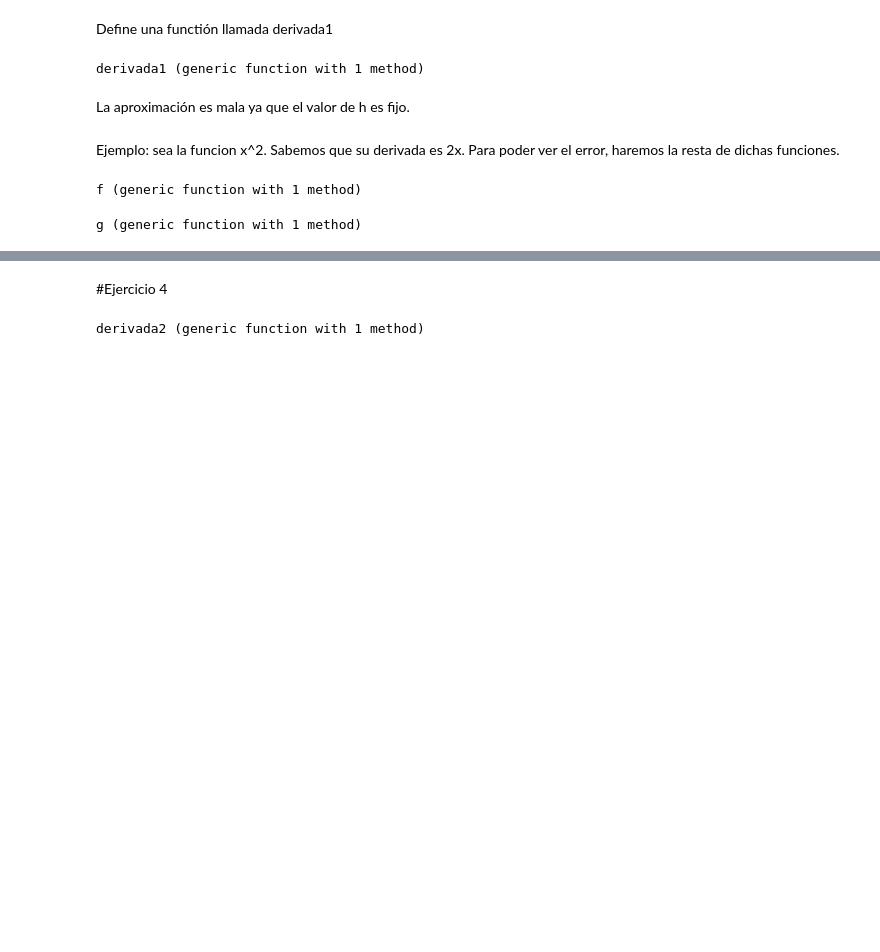
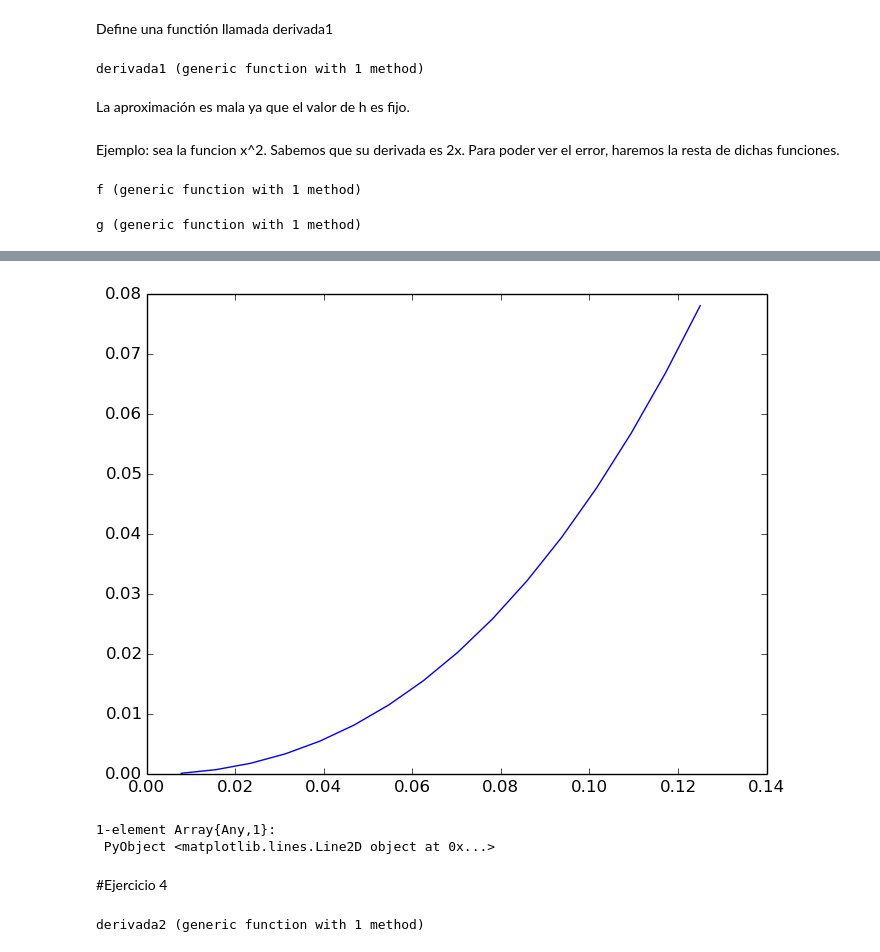
Before and after one commit to lbenet/2016-1_Temas_Selectos_Fisica_Computacional, a Jupyter notebook: tareas/RaquelAMsalvadorlopezalbino/Tarea_1.ipynb, the cells around one changed output, grey strips where cells are left out. Saved outputs shown, nothing was run; the diff lists cells and outputs as text; code cells hidden in the pictures; blank space fills up the shorter version.

```diff
--- a/tareas/RaquelAMsalvadorlopezalbino/Tarea_1.ipynb
+++ b/tareas/RaquelAMsalvadorlopezalbino/Tarea_1.ipynb
@@ -117,3 +105,17 @@ end
+# %%
+xf = Float64[]
+yf = Float64[]
+for h in 0.0078125:0.0078125:0.125
+    mi_error = derivada1(0,h,f)-g(0)
+    push!(yf,mi_error)
+    push!(xf,h)
+end
+# %%
+plot(xf,yf)
+# %% [output]
+[figure, added]
+1-element Array{Any,1}:
+ PyObject <matplotlib.lines.Line2D object at 0x...>
 # %% [markdown]
 #Ejercicio 4
 # %%
```
Also changed, not shown: parts of 30 cells of this notebook.
